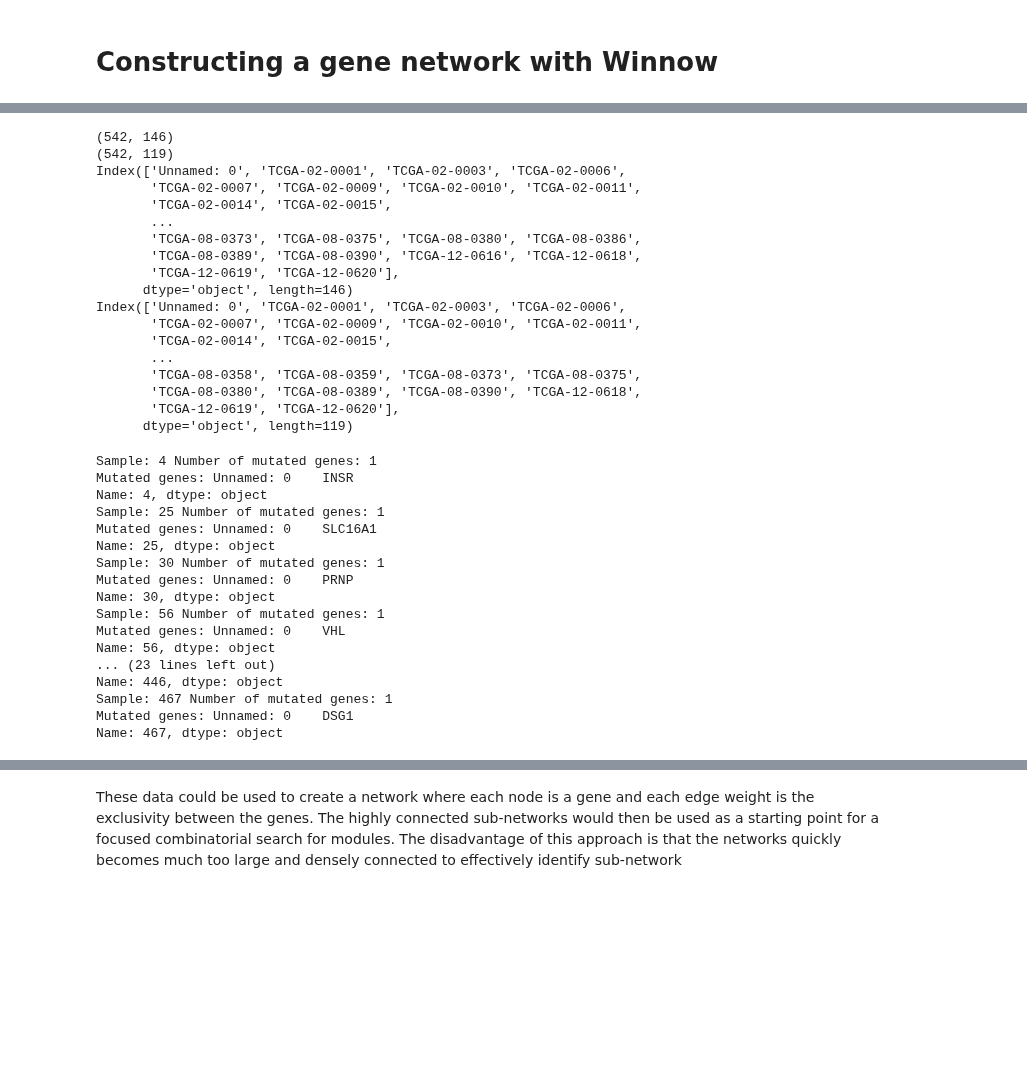
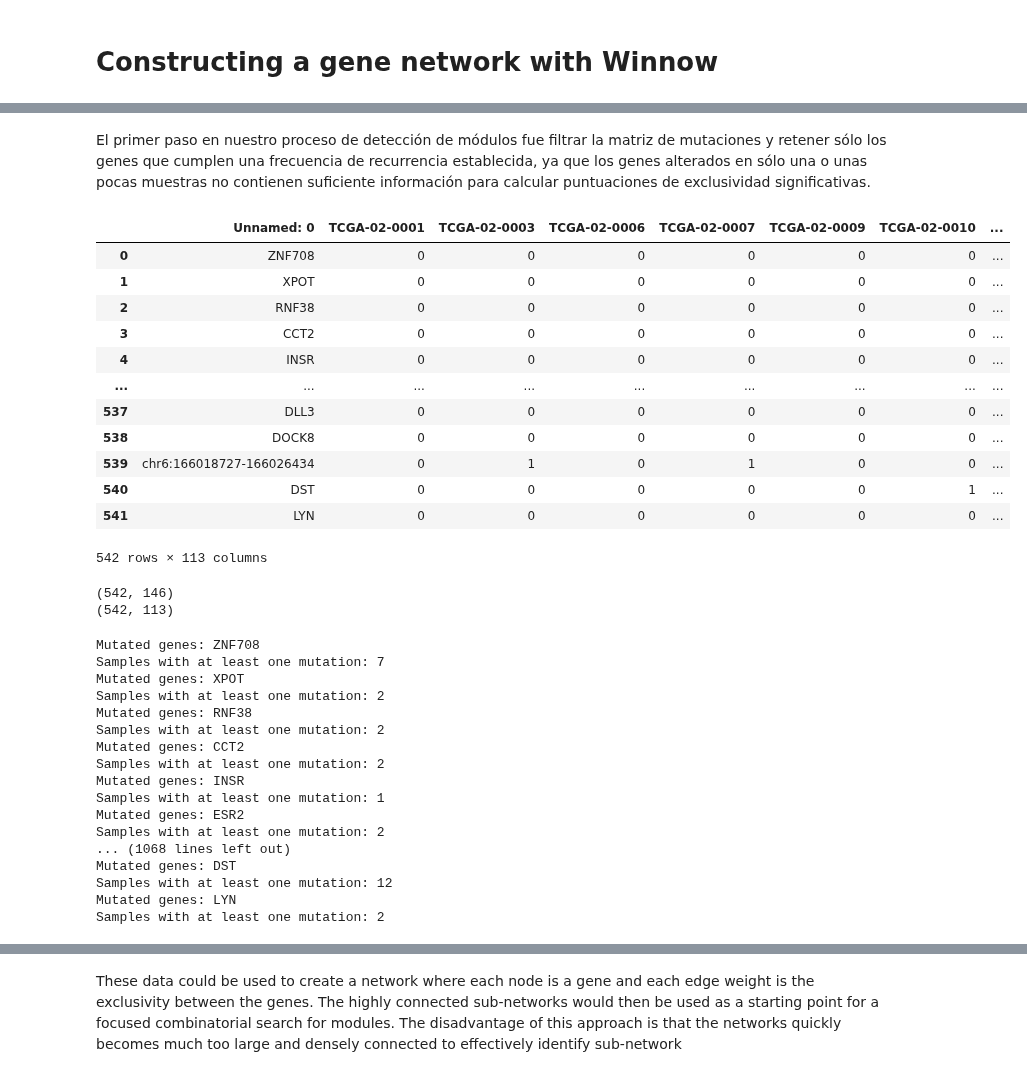
Before and after one commit to ValeRT24/Proyecto-Genomica-Computacional, a Jupyter notebook: proyecto.ipynb, the cells around one changed output, grey strips where cells are left out. Cells and saved outputs as stored; diff of their text form; code cells hidden in the pictures; blank space fills up the shorter version.

```diff
--- a/proyecto.ipynb
+++ b/proyecto.ipynb
@@ -64,29 +71,29 @@ filtered_data.head()
+# %% [markdown]
+El primer paso en nuestro proceso de detección de módulos fue filtrar la matriz de mutaciones y retener sólo los genes que cumplen una frecuencia de recurrencia establecida, ya que los genes alterados en sólo una o unas pocas muestras no contienen suficiente información para calcular puntuaciones de exclusividad significativas.
+# %%
+filtered_data = data.loc[:, (data != 0).sum() > 6]
+filtered_data
+# %% [output]
+|  | Unnamed: 0 | TCGA-02-0001 | TCGA-02-0003 | TCGA-02-0006 | TCGA-02-0007 | TCGA-02-0009 | TCGA-02-0010 | ... |
+| 0 | ZNF708 | 0 | 0 | 0 | 0 | 0 | 0 | ... |
+| 1 | XPOT | 0 | 0 | 0 | 0 | 0 | 0 | ... |
+| 2 | RNF38 | 0 | 0 | 0 | 0 | 0 | 0 | ... |
+| 3 | CCT2 | 0 | 0 | 0 | 0 | 0 | 0 | ... |
+| 4 | INSR | 0 | 0 | 0 | 0 | 0 | 0 | ... |
+| ... | ... | ... | ... | ... | ... | ... | ... | ... |
+| 537 | DLL3 | 0 | 0 | 0 | 0 | 0 | 0 | ... |
+| 538 | DOCK8 | 0 | 0 | 0 | 0 | 0 | 0 | ... |
+| 539 | chr6:166018727-166026434 | 0 | 1 | 0 | 1 | 0 | 0 | ... |
+| 540 | DST | 0 | 0 | 0 | 0 | 0 | 1 | ... |
+| 541 | LYN | 0 | 0 | 0 | 0 | 0 | 0 | ... |
+542 rows × 113 columns
 # %%
 # Diferencia entre los datos originales y los datos filtrados
 print(data.shape)
 print(filtered_data.shape)
-
-print(data.columns)
-print(filtered_data.columns)
 # %% [output]
 (542, 146)
-(542, 119)
-Index(['Unnamed: 0', 'TCGA-02-0001', 'TCGA-02-0003', 'TCGA-02-0006',
-       'TCGA-02-0007', 'TCGA-02-0009', 'TCGA-02-0010', 'TCGA-02-0011',
-       'TCGA-02-0014', 'TCGA-02-0015',
-       ...
-       'TCGA-08-0373', 'TCGA-08-0375', 'TCGA-08-0380', 'TCGA-08-0386',
-       'TCGA-08-0389', 'TCGA-08-0390', 'TCGA-12-0616', 'TCGA-12-0618',
-       'TCGA-12-0619', 'TCGA-12-0620'],
-      dtype='object', length=146)
-Index(['Unnamed: 0', 'TCGA-02-0001', 'TCGA-02-0003', 'TCGA-02-0006',
-       'TCGA-02-0007', 'TCGA-02-0009', 'TCGA-02-0010', 'TCGA-02-0011',
-       'TCGA-02-0014', 'TCGA-02-0015',
-       ...
-       'TCGA-08-0358', 'TCGA-08-0359', 'TCGA-08-0373', 'TCGA-08-0375',
-       'TCGA-08-0380', 'TCGA-08-0389', 'TCGA-08-0390', 'TCGA-12-0618',
-       'TCGA-12-0619', 'TCGA-12-0620'],
-      dtype='object', length=119)
+(542, 113)
 # %%
 # Calculate the exclusivity score between each pair of genes, defined as the number of samples where exactly one of the pair is mutated divided by the number of samples where at least one of the pair is mutated.
 
@@ -101,27 +108,28 @@ for index, row in filtered_data.iterrows():
     num_samples = len(row[row != 0])
     sample_genes[index] = row[row != 0]
     #gen = row[0], sample = row[1:]
+    #print(sample_genes[index])
+    print('Mutated genes:', row[row != 0]['Unnamed: 0'])
+    print("Samples with at least one mutation:", num_samples)
     if num_samples == 1:
         num_exclusive_samples += 1
-        print('Sample:', index, 'Number of mutated genes:', num_samples)
-        print('Mutated genes:', row[row != 0])
 # %% [output]
-Sample: 4 Number of mutated genes: 1
-Mutated genes: Unnamed: 0    INSR
-Name: 4, dtype: object
-Sample: 25 Number of mutated genes: 1
-Mutated genes: Unnamed: 0    SLC16A1
-Name: 25, dtype: object
-Sample: 30 Number of mutated genes: 1
-Mutated genes: Unnamed: 0    PRNP
-Name: 30, dtype: object
-Sample: 56 Number of mutated genes: 1
-Mutated genes: Unnamed: 0    VHL
-Name: 56, dtype: object
-... (23 lines left out)
-Name: 446, dtype: object
-Sample: 467 Number of mutated genes: 1
-Mutated genes: Unnamed: 0    DSG1
-Name: 467, dtype: object
+Mutated genes: ZNF708
+Samples with at least one mutation: 7
+Mutated genes: XPOT
+Samples with at least one mutation: 2
+Mutated genes: RNF38
+Samples with at least one mutation: 2
+Mutated genes: CCT2
+Samples with at least one mutation: 2
+Mutated genes: INSR
+Samples with at least one mutation: 1
+Mutated genes: ESR2
+Samples with at least one mutation: 2
+... (1068 lines left out)
+Mutated genes: DST
+Samples with at least one mutation: 12
+Mutated genes: LYN
+Samples with at least one mutation: 2
 # %%
 for sample, genes in sample_genes.items():
```
Also changed, not shown: parts of 12 cells of this notebook, 1 other file.
